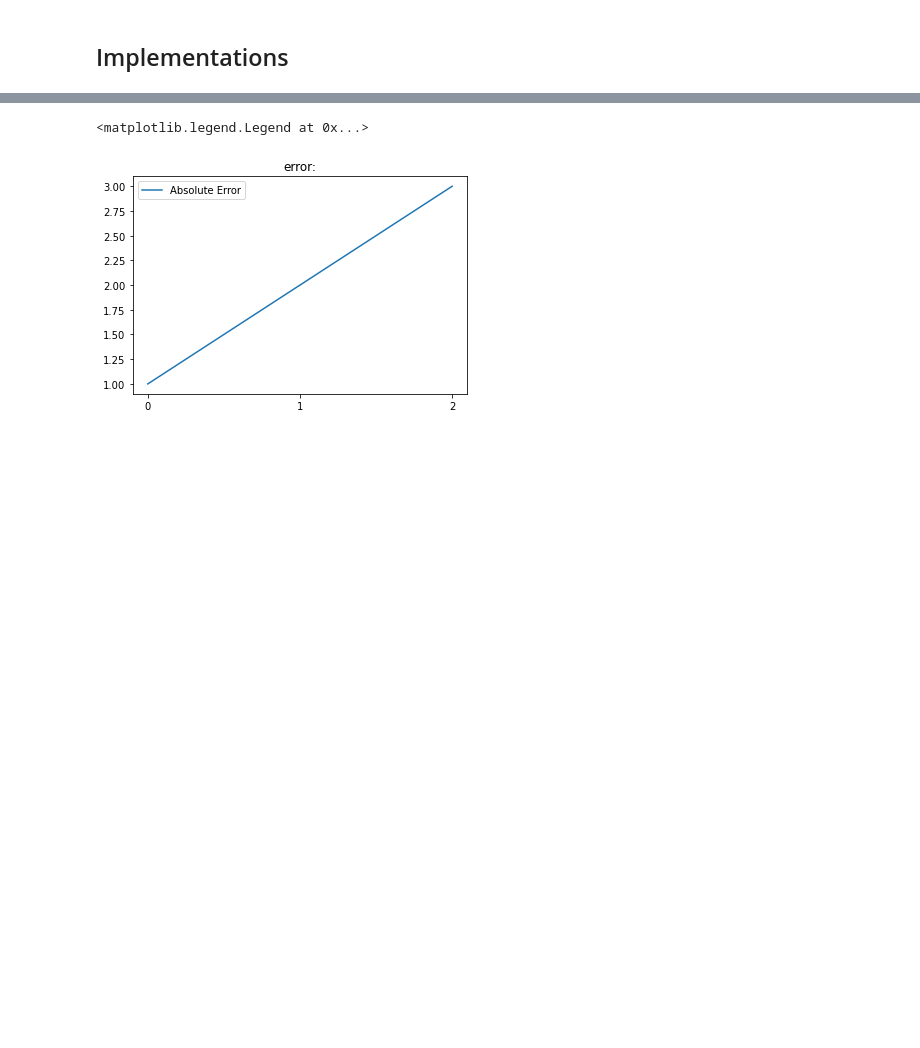
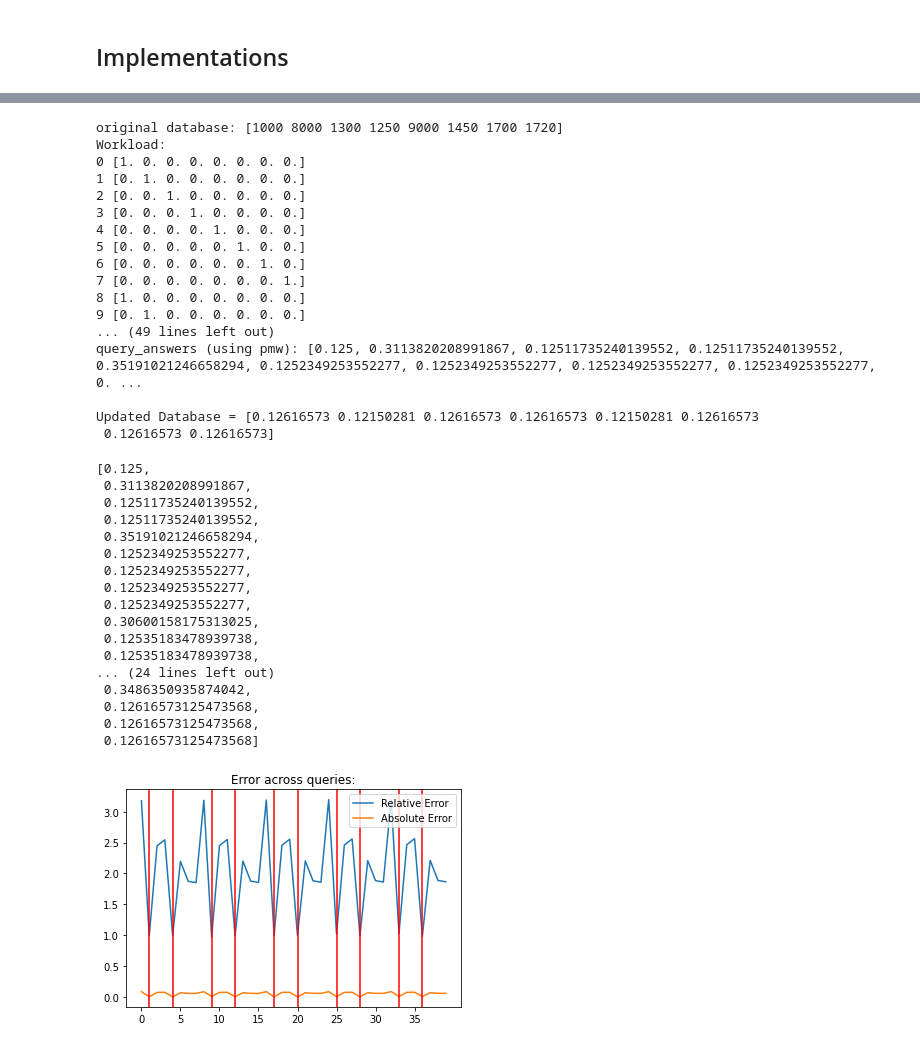
Before and after one commit to yikai-wu/Multi-Analyst-DP, a Jupyter notebook: src/pmw/optimizing_threshold.ipynb, the cells around one changed output, grey strips where cells are left out. Saved outputs shown, nothing was run; the diff lists cells and outputs as text; code cells hidden in the pictures; blank space fills up the shorter version.

```diff
--- a/src/pmw/optimizing_threshold.ipynb
+++ b/src/pmw/optimizing_threshold.ipynb
@@ -71,11 +67,38 @@ Updated Database = [0.12616573 0.12150281 0.12616573 0.12616573 0.12150281 0.126
-# %%
-from matplotlib import pyplot as plt
-x_axis = range(5)
-error = np.arange(5)
-plt.title('error:')
-plt.xticks(x_axis)
-line_up, = plt.plot([1, 2, 3], label='Absolute Error')
-plt.legend(handles=[line_up])
-# %% [output]
-<matplotlib.legend.Legend at 0x...>
-[figure, removed]
+# %%
+pmw(W_five_identity, x_peaks)
+# %% [output]
+original database: [1000 8000 1300 1250 9000 1450 1700 1720]
+Workload:
+0 [1. 0. 0. 0. 0. 0. 0. 0.]
+1 [0. 1. 0. 0. 0. 0. 0. 0.]
+2 [0. 0. 1. 0. 0. 0. 0. 0.]
+3 [0. 0. 0. 1. 0. 0. 0. 0.]
+4 [0. 0. 0. 0. 1. 0. 0. 0.]
+5 [0. 0. 0. 0. 0. 1. 0. 0.]
+6 [0. 0. 0. 0. 0. 0. 1. 0.]
+7 [0. 0. 0. 0. 0. 0. 0. 1.]
+8 [1. 0. 0. 0. 0. 0. 0. 0.]
+9 [0. 1. 0. 0. 0. 0. 0. 0.]
+... (49 lines left out)
+query_answers (using pmw): [0.125, 0.3113820208991867, 0.12511735240139552, 0.12511735240139552, 0.35191021246658294, 0.1252349253552277, 0.1252349253552277, 0.1252349253552277, 0.1252349253552277, 0. ...
+
+Updated Database = [0.12616573 0.12150281 0.12616573 0.12616573 0.12150281 0.12616573
+ 0.12616573 0.12616573]
+[0.125,
+ 0.3113820208991867,
+ 0.12511735240139552,
+ 0.12511735240139552,
+ 0.35191021246658294,
+ 0.1252349253552277,
+ 0.1252349253552277,
+ 0.1252349253552277,
+ 0.1252349253552277,
+ 0.30600158175313025,
+ 0.12535183478939738,
+ 0.12535183478939738,
+... (24 lines left out)
+ 0.3486350935874042,
+ 0.12616573125473568,
+ 0.12616573125473568,
+ 0.12616573125473568]
+[figure, added]
```
Also changed, not shown: parts of 7 cells of this notebook, 1 other file.
